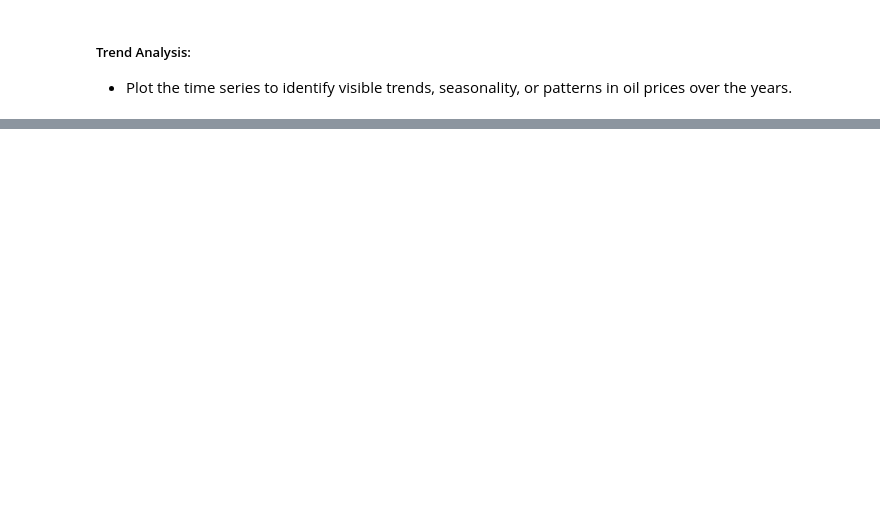
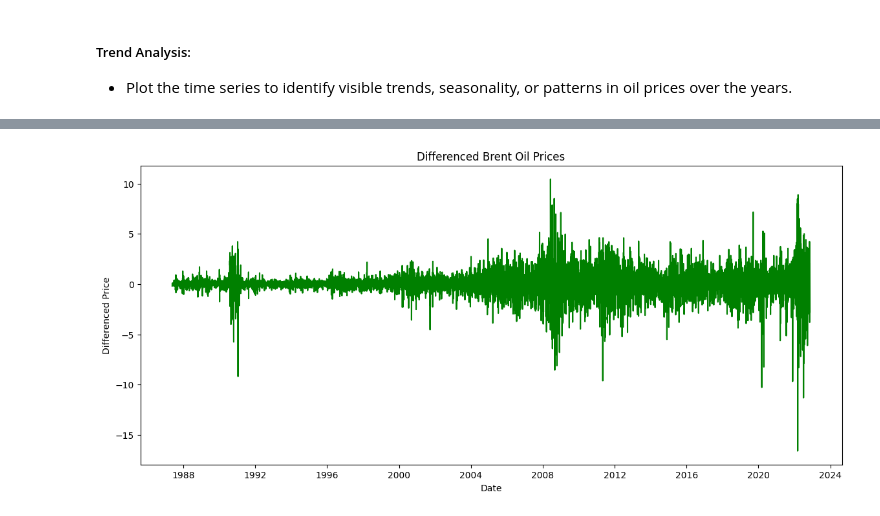
Before and after one commit to GetieBalew24/BrentOil-PriceModeling, a Jupyter notebook: notebooks/oil_price_EDA.ipynb, the cells around one changed output, grey strips where cells are left out. Drawn from its saved outputs; the diff is of its cells as text; code cells hidden in the pictures; blank space fills up the shorter version.

Commit message:
stationarity of the 'Price' column using ADF

```diff
--- a/notebooks/oil_price_EDA.ipynb
+++ b/notebooks/oil_price_EDA.ipynb
@@ -102,0 +112,3 @@ processor.plot_histogram()
+# %%
+processor.check_stationarity()
+# %% [output]
@@ -102,0 +119 @@ processor.plot_histogram()
+[figure, added]
```
Also changed, not shown: parts of 10 cells of this notebook, 1 other file.
